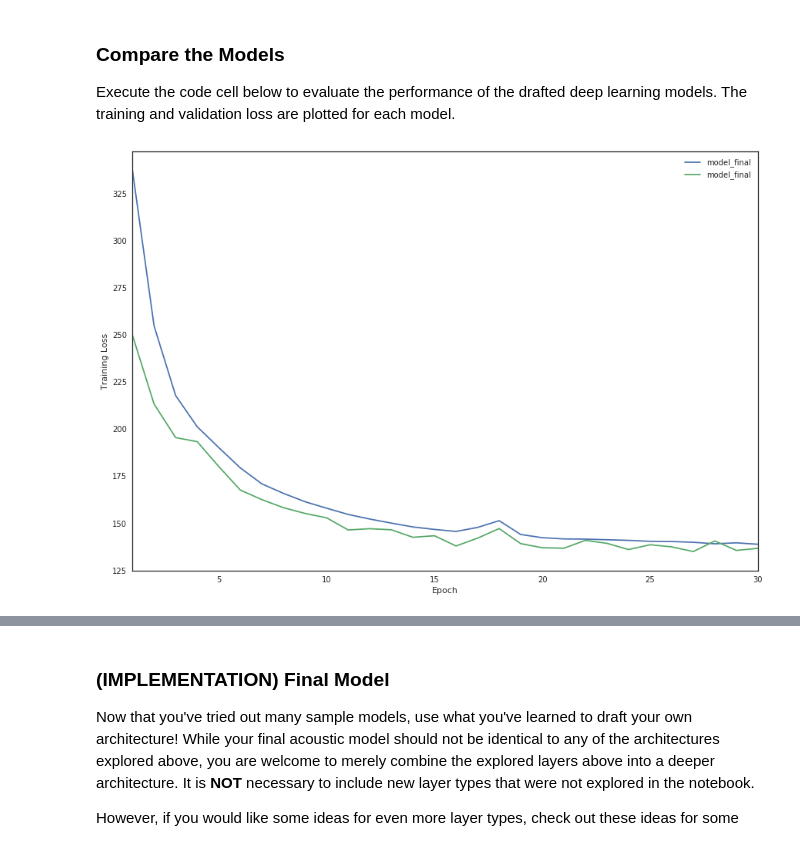
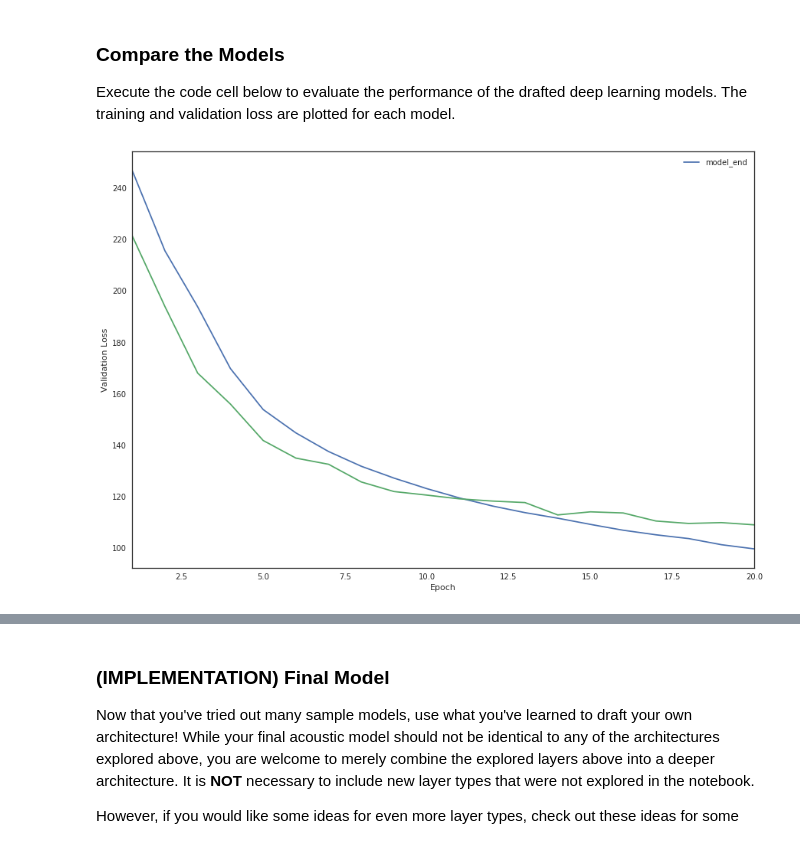
Before and after one commit to ttauruss/aind-vui-capstone, a Jupyter notebook: vui_notebook.ipynb, the cells around one changed output, grey strips where cells are left out. Saved outputs shown, nothing was run; the diff lists cells and outputs as text; code cells hidden in the pictures.

Commit message:
model end ready

```diff
--- a/vui_notebook.ipynb
+++ b/vui_notebook.ipynb
@@ -501,45 +461,43 @@ import seaborn as sns
 import matplotlib.pyplot as plt
 %matplotlib inline
 sns.set_style(style='white')
 
 # obtain the paths for the saved model history
-all_pickles = sorted(glob("results/model_final.pickle"))
+all_pickles = sorted(glob("results/model_end.pickle"))
 # extract the name of each model
 model_names = [item[8:-7] for item in all_pickles]
 # extract the loss history for each model
 valid_loss = [pickle.load( open( i, "rb" ) )['val_loss'] for i in all_pickles]
 train_loss = [pickle.load( open( i, "rb" ) )['loss'] for i in all_pickles]
 # save the number of epochs used to train each model
 num_epochs = [len(valid_loss[i]) for i in range(len(valid_loss))]
 
 fig = plt.figure(figsize=(32,10))
 
 # plot the training loss vs. epoch for each model
 ax1 = fig.add_subplot(121)
 for i in range(len(all_pickles)):
     ax1.plot(np.linspace(1, num_epochs[i], num_epochs[i]),
             train_loss[i], label=model_names[i])
-    ax1.plot(np.linspace(1, num_epochs[i], num_epochs[i]),
-            valid_loss[i], label=model_names[i])
 # clean up the plot
 ax1.legend()
 ax1.set_xlim([1, max(num_epochs)])
 plt.xlabel('Epoch')
 plt.ylabel('Training Loss')
 
 # plot the validation loss vs. epoch for each model
-# ax2 = fig.add_subplot(122)
-# for i in range(len(all_pickles)):
-#     ax2.plot(np.linspace(1, num_epochs[i], num_epochs[i]),
-#             valid_loss[i], label=model_names[i])
+#ax2 = fig.add_subplot(122)
+for i in range(len(all_pickles)):
+    ax1.plot(np.linspace(1, num_epochs[i], num_epochs[i]),
+            valid_loss[i], label=model_names[i])
 # clean up the plot
-# ax2.legend()
-# ax2.set_xlim([1, max(num_epochs)])
-# plt.xlabel('Epoch')
-# plt.ylabel('Validation Loss')
+#ax2.legend()
+#ax2.set_xlim([1, max(num_epochs)])
+plt.xlabel('Epoch')
+plt.ylabel('Validation Loss')
 plt.show()
 # %% [output]
-[figure, old version]
+[figure, new version]
 # %% [markdown]
 __Question 1:__ Use the plot above to analyze the performance of each of the attempted architectures.  Which performs best?  Provide an explanation regarding why you think some models perform better than others.
 
```
Also changed, not shown: parts of 19 cells of this notebook, 9 other files.
